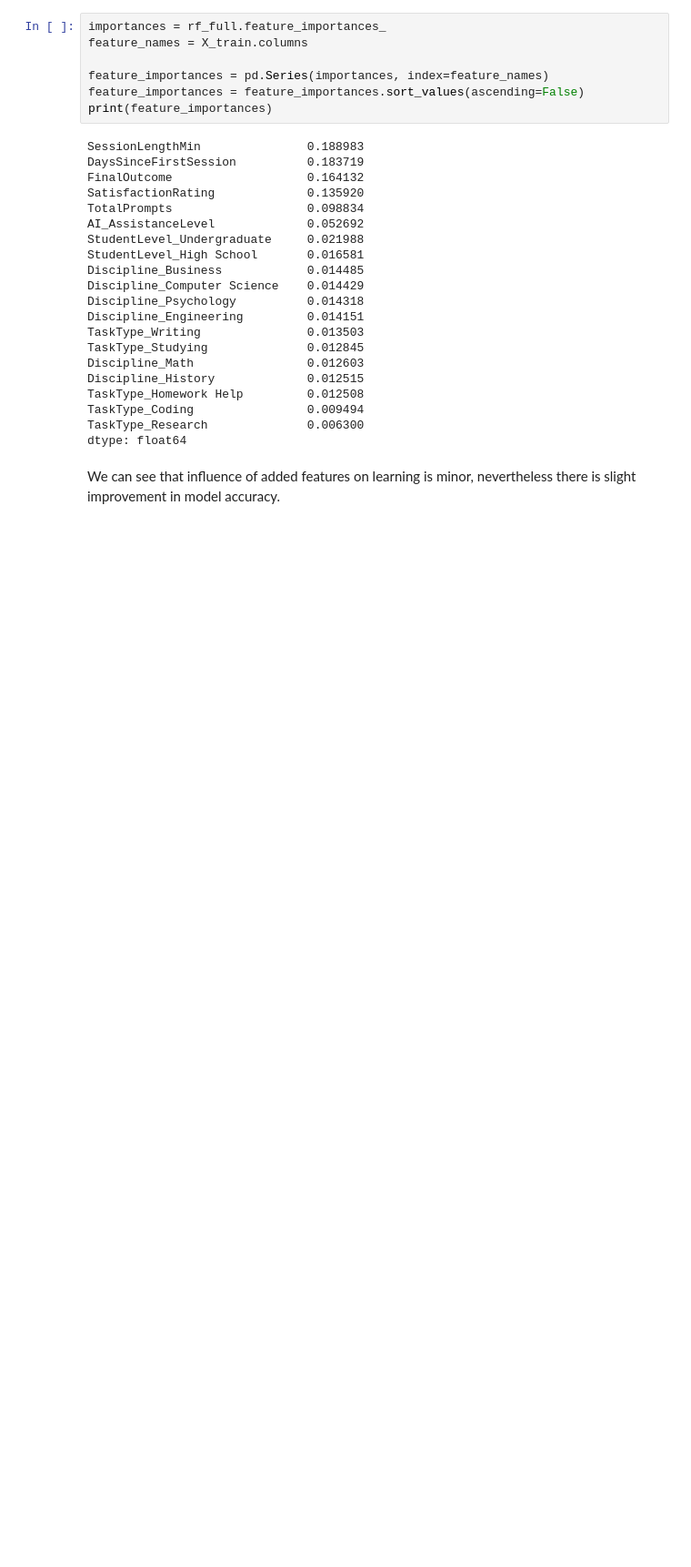
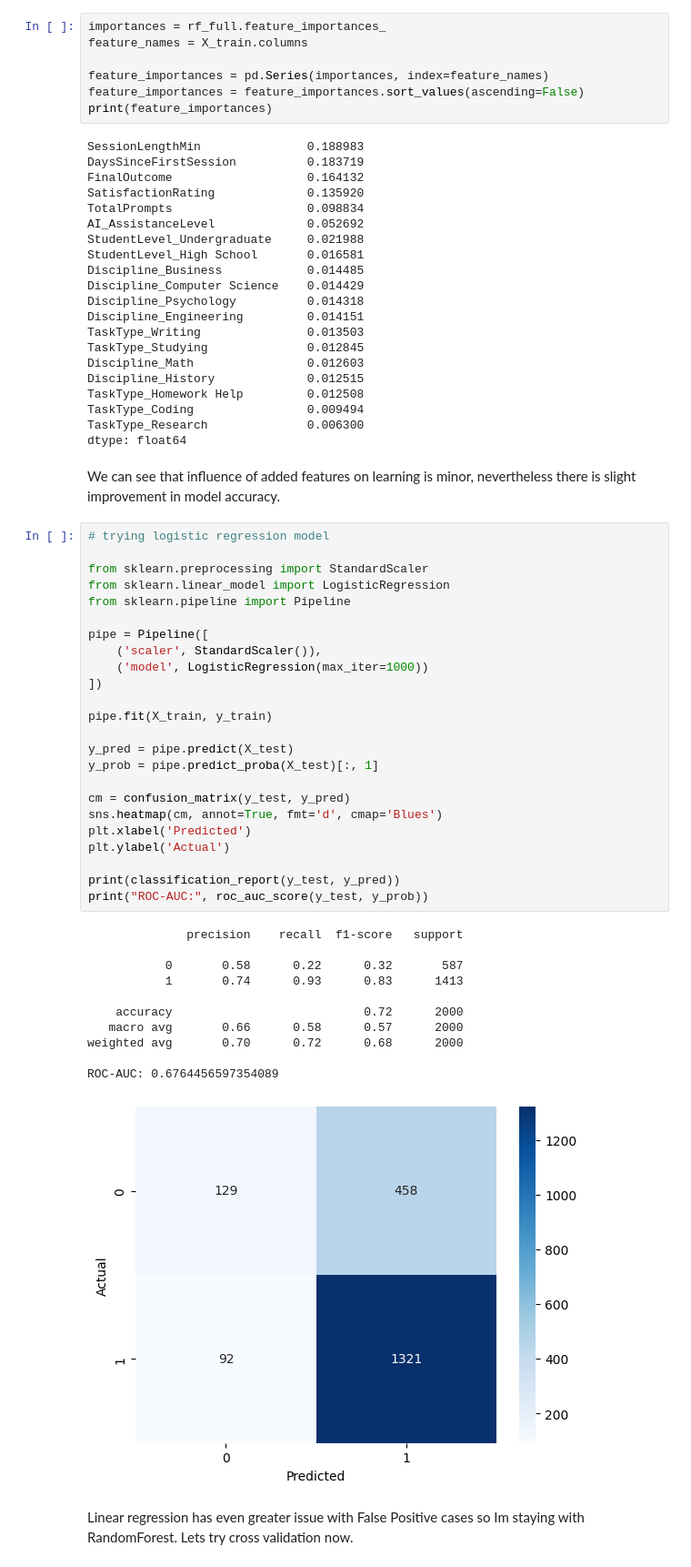
Before and after one commit to szwoloszyn/student-ai-usage-prediction, a Jupyter notebook: model.ipynb, the cells around one changed output. Shown at 91% size. Saved outputs shown, nothing was run; the diff lists cells and outputs as text; blank space fills up the shorter version.

```diff
--- a/model.ipynb
+++ b/model.ipynb
@@ -271,3 +271,41 @@ TaskType_Research              0.006300
 dtype: float64
 # %% [markdown]
 We can see that influence of added features on learning is minor, nevertheless there is slight improvement in model accuracy.
+# %%
+# trying logistic regression model
+
+from sklearn.preprocessing import StandardScaler
+from sklearn.linear_model import LogisticRegression
+from sklearn.pipeline import Pipeline
+
+pipe = Pipeline([
+    ('scaler', StandardScaler()),
+    ('model', LogisticRegression(max_iter=1000))
+])
+
+pipe.fit(X_train, y_train)
+
+y_pred = pipe.predict(X_test)
+y_prob = pipe.predict_proba(X_test)[:, 1]
+
+cm = confusion_matrix(y_test, y_pred)
+sns.heatmap(cm, annot=True, fmt='d', cmap='Blues')
+plt.xlabel('Predicted')
+plt.ylabel('Actual')
+
+print(classification_report(y_test, y_pred))
+print("ROC-AUC:", roc_auc_score(y_test, y_prob))
+# %% [output]
+              precision    recall  f1-score   support
+
+           0       0.58      0.22      0.32       587
+           1       0.74      0.93      0.83      1413
+
+    accuracy                           0.72      2000
+   macro avg       0.66      0.58      0.57      2000
+weighted avg       0.70      0.72      0.68      2000
+
+ROC-AUC: 0.6764456597354089
+[figure, added]
+# %% [markdown]
+Linear regression has even greater issue with False Positive cases so Im staying with RandomForest. Lets try cross validation now.
```
Also changed, not shown: parts of 1 cell of this notebook.
